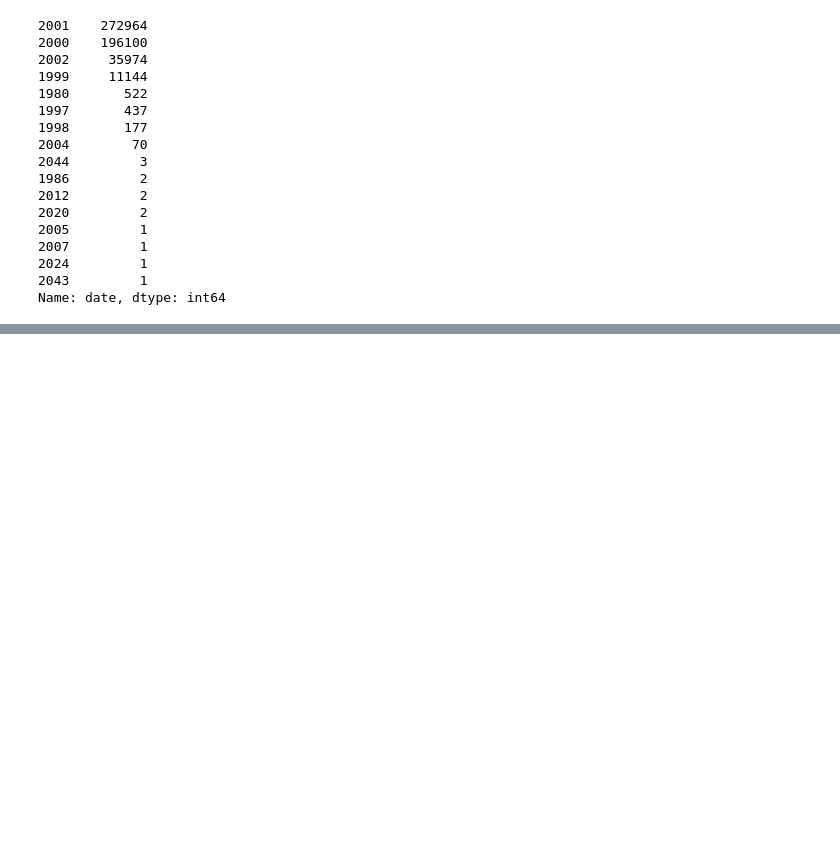
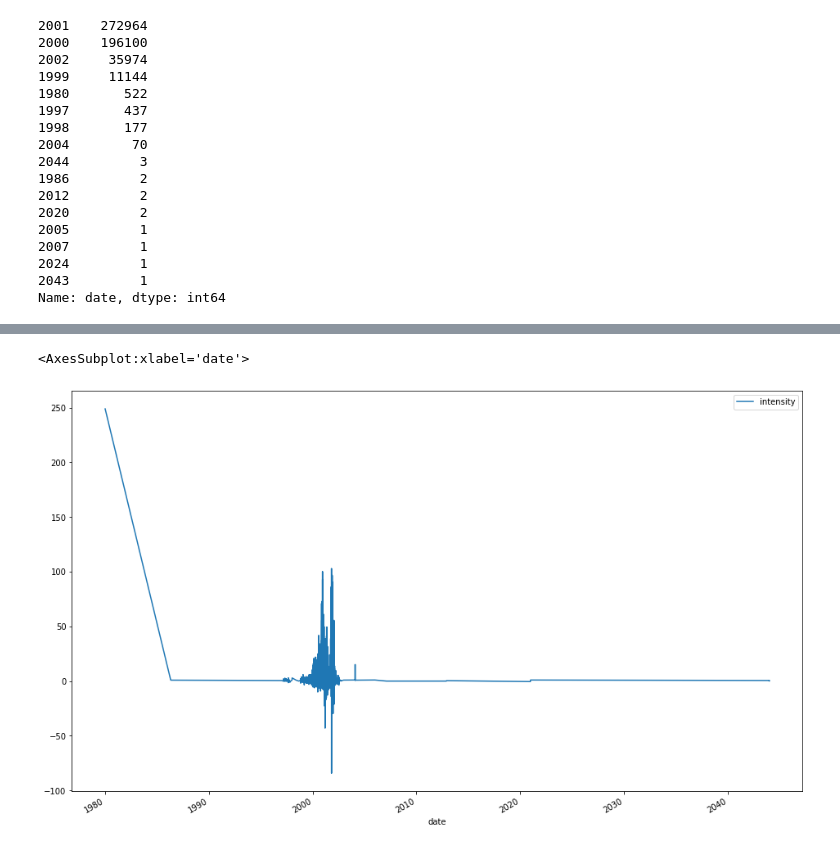
Before and after one commit to Enron-Discussion-NLP/Capstone, a Jupyter notebook: function_test.ipynb, the cells around one changed output, grey strips where cells are left out. Drawn from its saved outputs; the diff is of its cells as text; code cells hidden in the pictures; blank space fills up the shorter version.

Commit message:
Updated visuals w/ function test .ipynb file

```diff
--- a/function_test.ipynb
+++ b/function_test.ipynb
@@ -207,0 +187,4 @@ def acquire_emails():
+# %%
+#using train data
+by_date = df.groupby(['date']).intensity.sum().reset_index()
+by_date.head()
@@ -207,0 +201,7 @@ def acquire_emails():
+# %%
+#using train data
+#plt.figure(figsize=(16,10))
+by_date.plot(x = 'date', y = 'intensity', figsize=(16,10))
+# %% [output]
+<AxesSubplot:xlabel='date'>
+[figure, added]
```
Also changed, not shown: parts of 11 cells of this notebook.
